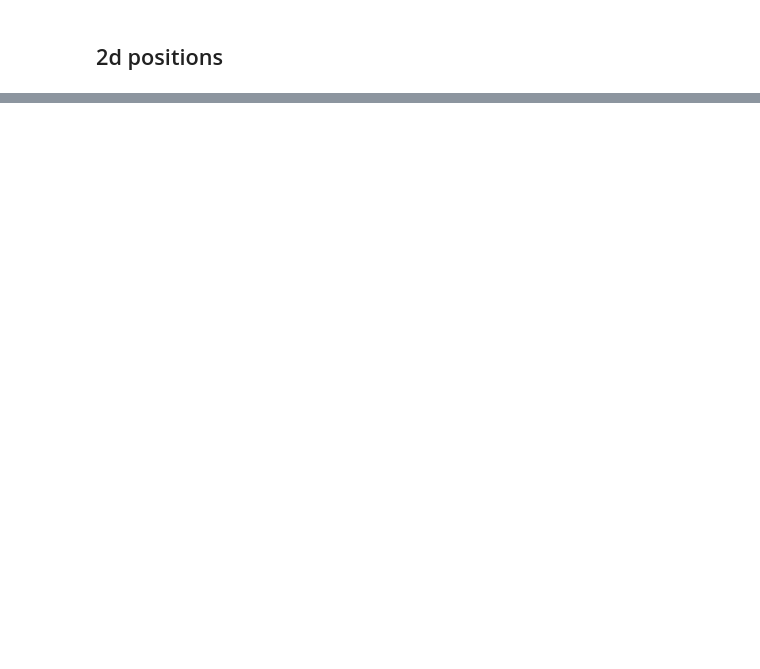
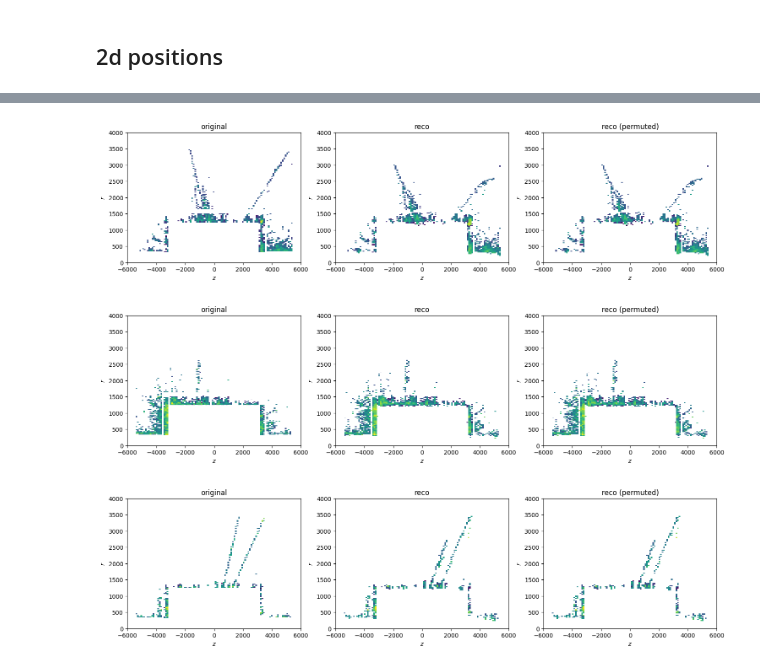
Before and after one commit to erwulff/particlemind, a Jupyter notebook: src/compare_generated_samples_reco_only_augs.ipynb, the cells around one changed output, grey strips where cells are left out. Cells and saved outputs as stored; diff of their text form; code cells hidden in the pictures; blank space fills up the shorter version.

```diff
--- a/src/compare_generated_samples_reco_only_augs.ipynb
+++ b/src/compare_generated_samples_reco_only_augs.ipynb
@@ -374,32 +439,39 @@ for i in range(5):
 # %%
 r_lim = 0., 4000
 z_lim = 6000
 
 for i in range(3):
 
-    fig, ax = plt.subplots(1, 2, figsize = (12, 4))
-
-    #for a in ax:
-     #   a.set_box_aspect(1)   # <-- TRUE SQUARE SUBPLOT BOX
-    #    a.set_xlim(-position_lim, position_lim)
-     #   a.set_ylim(-position_lim, position_lim)
+    fig, ax = plt.subplots(1, 3, figsize = (18, 4))
 
     tmp_r = np.sqrt(kinematic_features_truth[0][i]**2 + kinematic_features_truth[1][i]**2)
     ax[0].hist2d(np.array(kinematic_features_truth[2][i]), np.array(tmp_r), bins = [100,100], norm="log", weights=np.asarray(kinematic_features_truth[3][i]))
     ax[0].set_xlabel(f"$z$")
     ax[0].set_ylabel(f"$r$")
     ax[0].set_xlim(-z_lim, z_lim)
     ax[0].set_ylim(r_lim)
     ax[0].set_title("original")
 
     tmp_r = np.sqrt(kinematic_features_reco[0][i]**2 + kinematic_features_reco[1][i]**2)
     ax[1].hist2d(np.array(kinematic_features_reco[2][i]), np.array(tmp_r), bins = [100,100], norm="log", weights=np.asarray(kinematic_features_reco[3][i]))
     ax[1].set_xlabel(f"$z$")
     ax[1].set_ylabel(f"$r$")
     ax[1].set_xlim(-z_lim, z_lim)
     ax[1].set_ylim(r_lim)
     ax[1].set_title("reco")
 
+    tmp_r = np.sqrt(kinematic_features_reco_perm[0][i]**2 + kinematic_features_reco_perm[1][i]**2)
+    ax[2].hist2d(np.array(kinematic_features_reco_perm[2][i]), np.array(tmp_r), bins = [100,100], norm="log", weights=np.asarray(kinematic_features_reco_perm[3][i]))
+    ax[2].set_xlabel(f"$z$")
+    ax[2].set_ylabel(f"$r$")
+    ax[2].set_xlim(-z_lim, z_lim)
+    ax[2].set_ylim(r_lim)
+    ax[2].set_title("reco (permuted)")
+
 
 
     plt.show()
+# %% [output]
+[figure, added]
+[figure, added]
+[figure, added]
```
Also changed, not shown: parts of 12 cells of this notebook, 6 other files.
